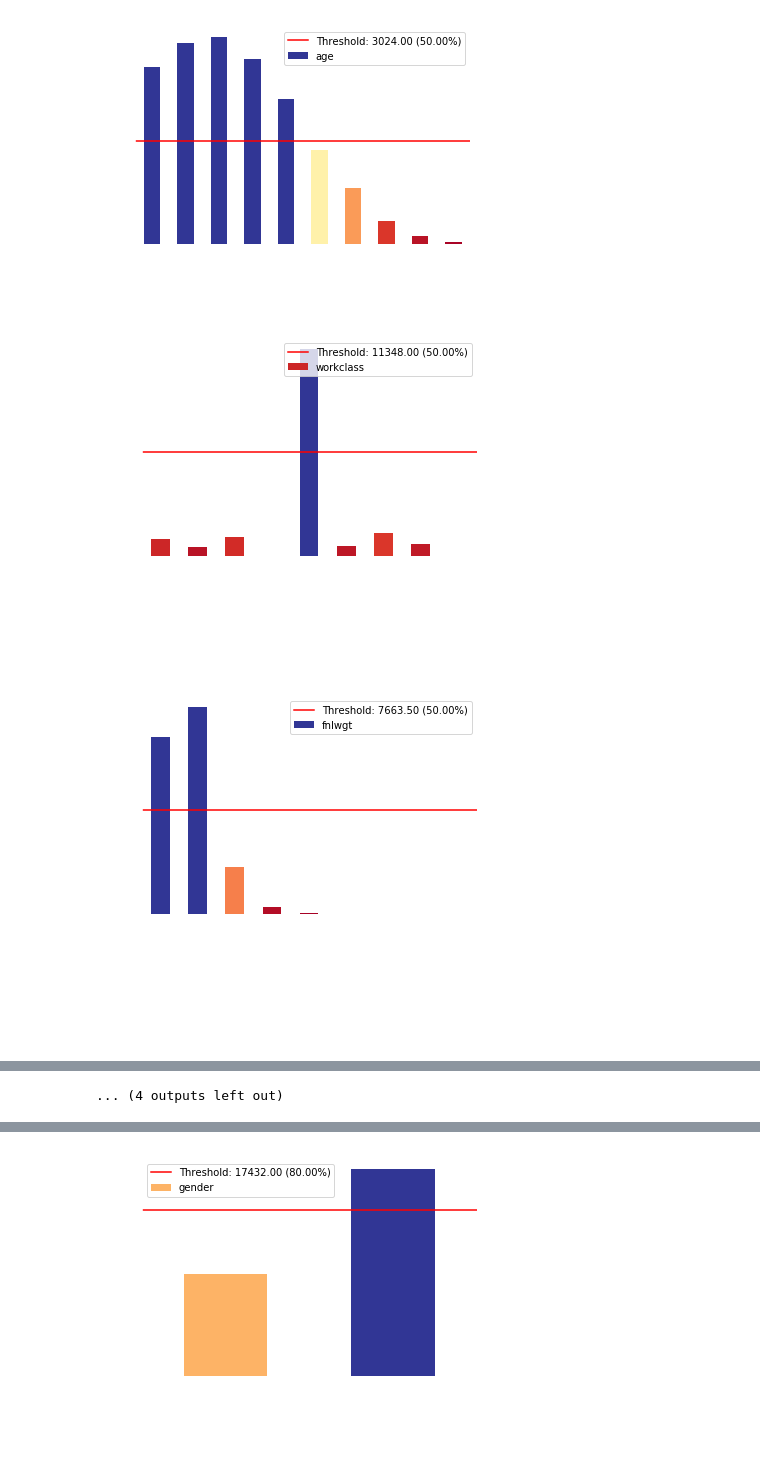
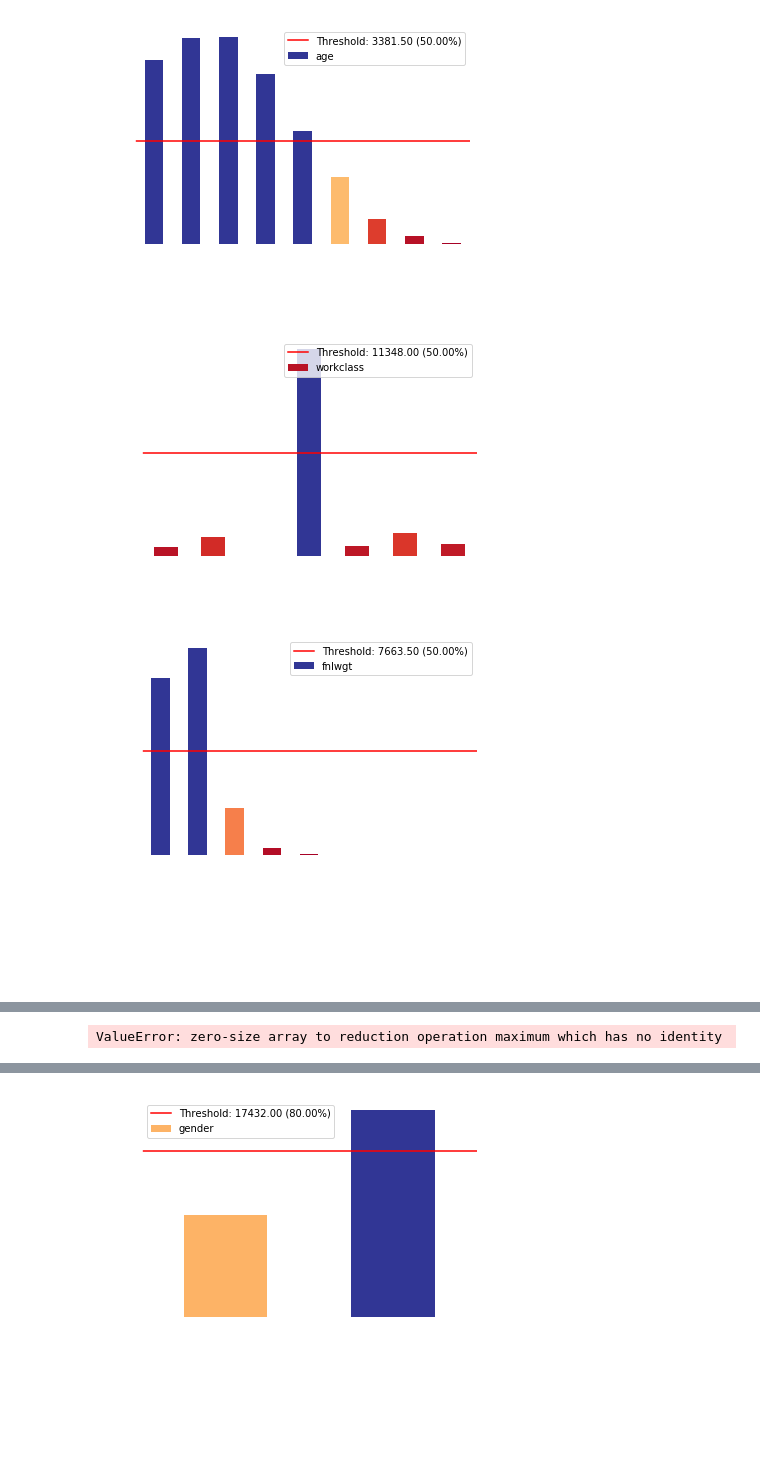
Before and after one commit to EthicalML/xai, a Jupyter notebook: examples/XData Example Usage.ipynb, the cells around one changed output, grey strips where cells are left out. Drawn from its saved outputs; the diff is of its cells as text; code cells hidden in the pictures; blank space fills up the shorter version.

```diff
--- a/examples/XData Example Usage.ipynb
+++ b/examples/XData Example Usage.ipynb
@@ -38,8 +38,8 @@ xd.df.head()
 | 3 | 53 | Private | 234721 | 11th | 7 | Married-civ-spouse | Handlers-cleaners | Husband | ... |
 | 4 | 28 | Private | 338409 | Bachelors | 13 | Married-civ-spouse | Prof-specialty | Wife | ... |
 # %%
-xd.show_imbalances()
+xd.imbalances()
 # %% [output]
-[figure, old version]
+[figure, new version]
-[figure, old version]
+[figure, new version]
 [figure]
@@ -55,2 +52,2 @@ xd.show_imbalances()
-... (4 outputs left out)
+ValueError: zero-size array to reduction operation maximum which has no identity
 # %%
```
Also changed, not shown: parts of 16 cells of this notebook, 1 other file.
